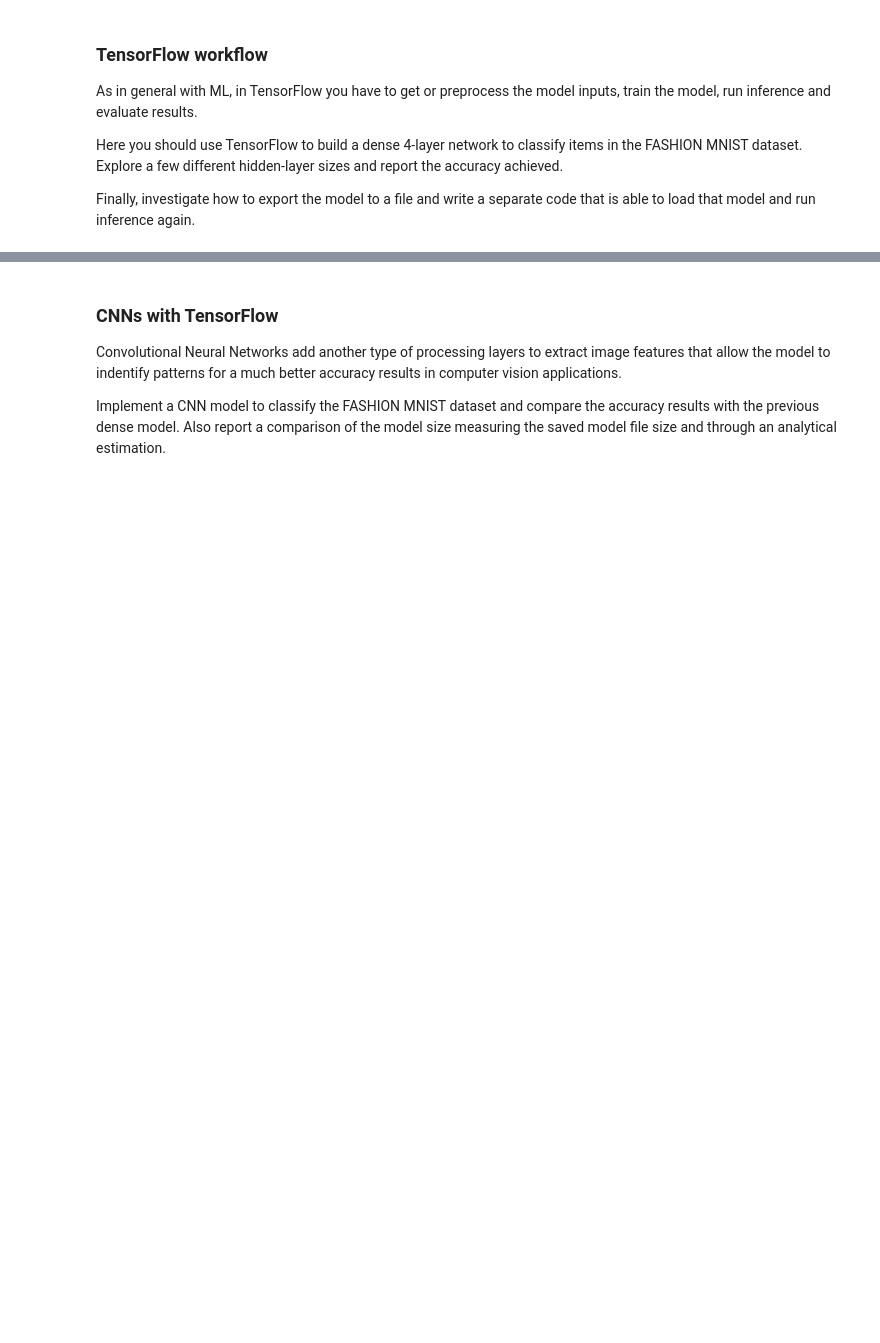
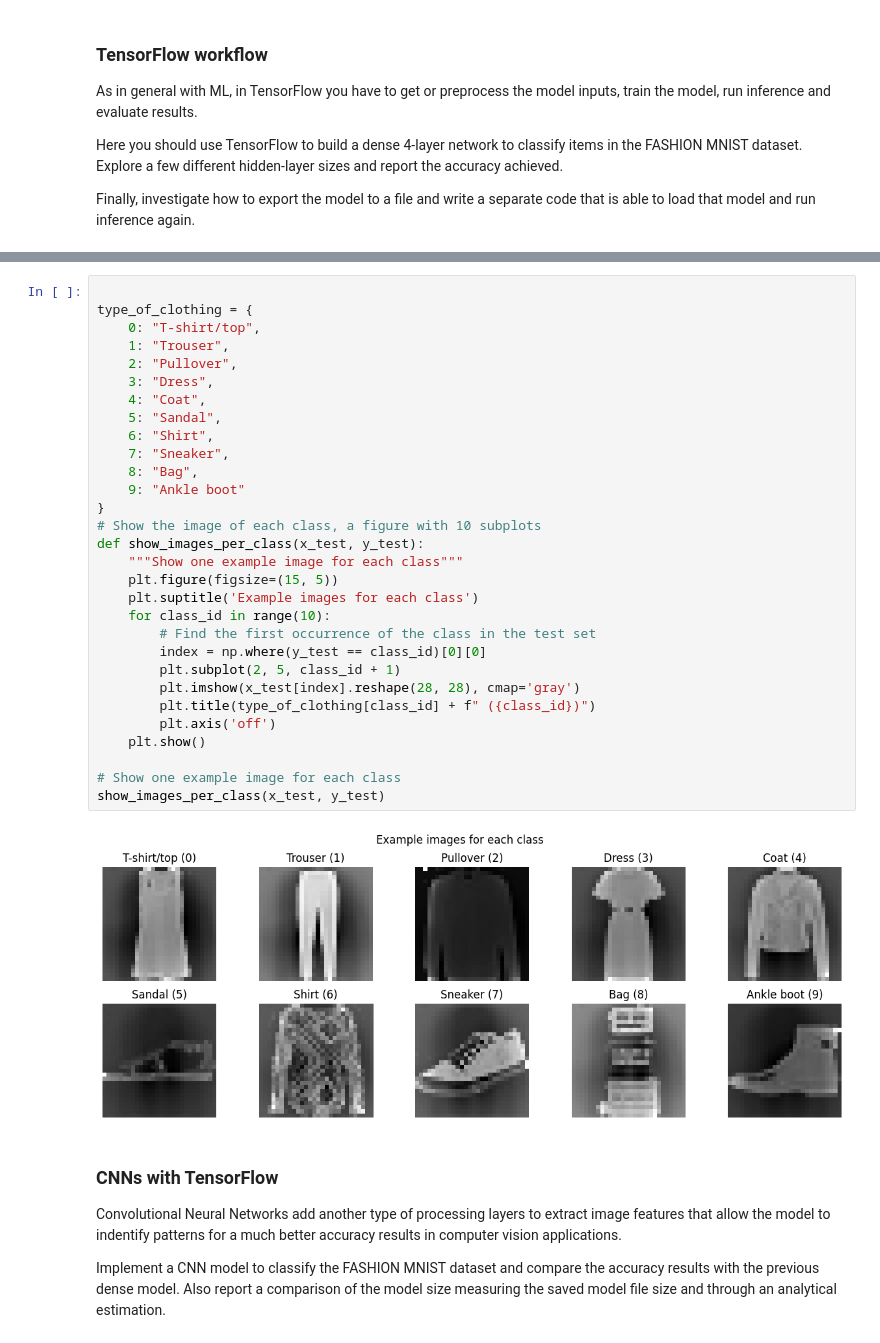
Before and after one commit to Cristian-David-Araujo/embedded-machine-learning, a Jupyter notebook: Lab2/Embedded_ML_Lab_2_1_TensorFlow.ipynb, the cells around one changed output, grey strips where cells are left out. Saved outputs shown, nothing was run; the diff lists cells and outputs as text; blank space fills up the shorter version.

```diff
--- a/Lab2/Embedded_ML_Lab_2_1_TensorFlow.ipynb
+++ b/Lab2/Embedded_ML_Lab_2_1_TensorFlow.ipynb
@@ -199,3 +214,35 @@ weighted avg       0.74      0.72      0.72        60
+# %%
+
+type_of_clothing = {
+    0: "T-shirt/top",
+    1: "Trouser",
+    2: "Pullover",
+    3: "Dress",
+    4: "Coat",
+    5: "Sandal",
+    6: "Shirt",
+    7: "Sneaker",
+    8: "Bag",
+    9: "Ankle boot"
+}
+# Show the image of each class, a figure with 10 subplots
+def show_images_per_class(x_test, y_test):
+    """Show one example image for each class"""
+    plt.figure(figsize=(15, 5))
+    plt.suptitle('Example images for each class')
+    for class_id in range(10):
+        # Find the first occurrence of the class in the test set
+        index = np.where(y_test == class_id)[0][0]
+        plt.subplot(2, 5, class_id + 1)
+        plt.imshow(x_test[index].reshape(28, 28), cmap='gray')
+        plt.title(type_of_clothing[class_id] + f" ({class_id})")
+        plt.axis('off')
+    plt.show()
+
+# Show one example image for each class
+show_images_per_class(x_test, y_test)
+# %% [output]
+[figure, added]
 # %% [markdown]
 ### CNNs with TensorFlow
 Convolutional Neural Networks add another type of processing layers to extract image features that allow the model to indentify patterns for a much better accuracy results in computer vision applications.
```
Also changed, not shown: parts of 9 cells of this notebook, 6 other files.
